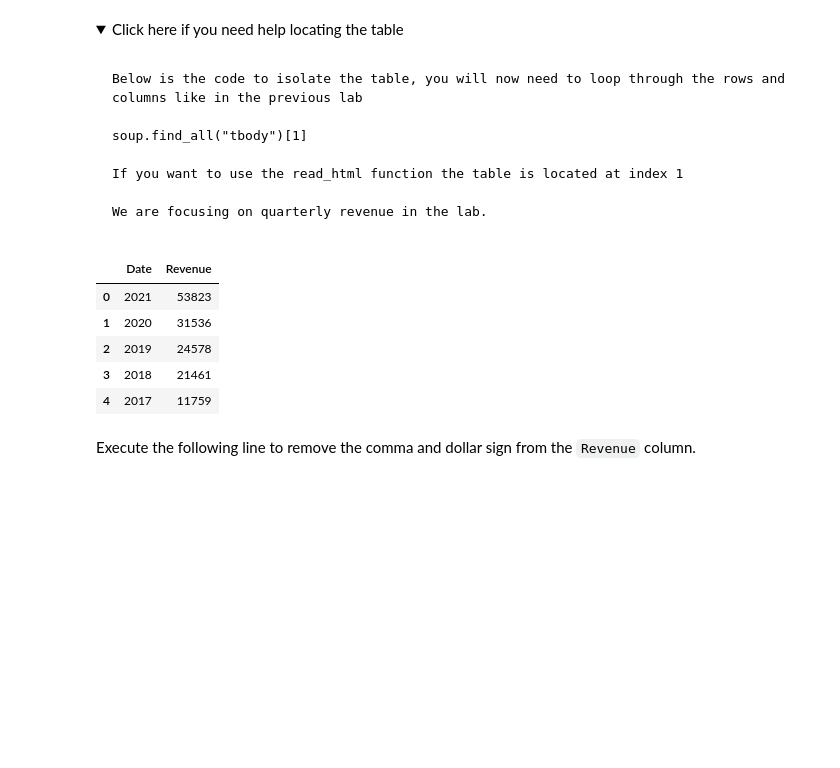
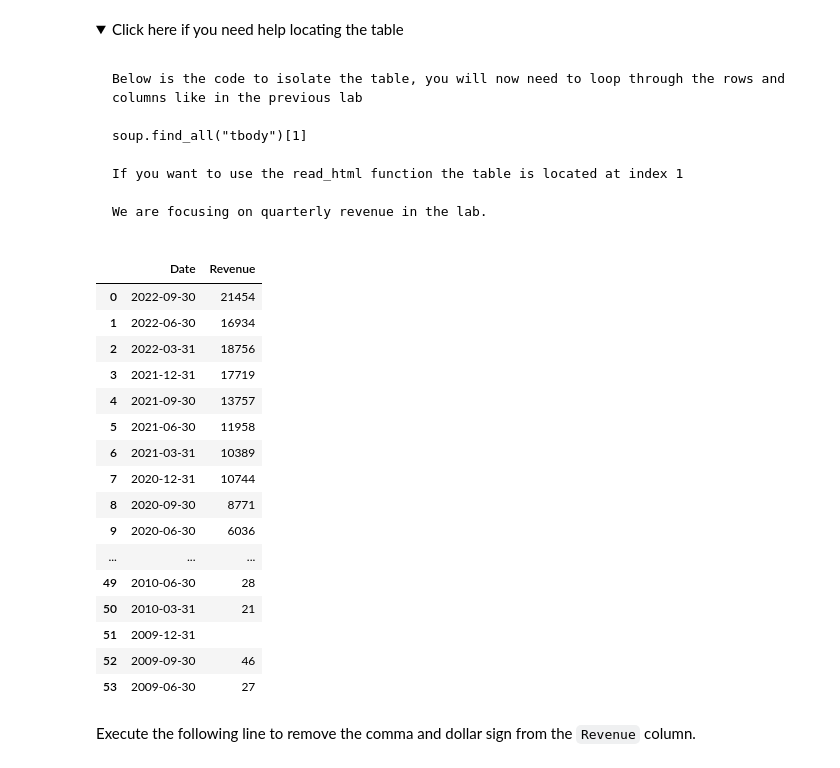
Before and after one commit to elmi3/IBM-Data-Science-Professional-Certificate, a Jupyter notebook: Final Assignment.ipynb, the cells around one changed output. Cells and saved outputs as stored; diff of their text form; code cells hidden in the pictures; folded sections open; blank space fills up the shorter version.

```diff
--- a/Final Assignment.ipynb
+++ b/Final Assignment.ipynb
@@ -126,23 +124,44 @@ We are focusing on quarterly revenue in the lab.
 </details>
 # %%
 tesla_revenue = pd.DataFrame(columns=["Date", "Revenue"])
-for row in soup.find("tbody").find_all('tr'):
+tables = soup.find_all('table')
+desired_thead_content = "Tesla Quarterly Revenue"
+specific_table = None
+for table in tables:
+    thead = table.find('thead')
+    if thead and desired_thead_content in thead.get_text():
+        specific_table = table
+        break
+
+# Print or process the specific table
+for row in specific_table.find("tbody").find_all('tr'):
     col = row.find_all("td")
     if col:
         date = col[0].text.strip()
         revenue = col[1].text.strip().replace("$", "").replace(",", "")
         data = {"Date":[date], "Revenue":[revenue]}
         additional = pd.DataFrame(data)
         tesla_revenue = pd.concat([tesla_revenue, additional], ignore_index=True)
 
-tesla_revenue.head()
+tesla_revenue
 # %% [output]
 |  | Date | Revenue |
-| 0 | 2021 | 53823 |
-| 1 | 2020 | 31536 |
-| 2 | 2019 | 24578 |
-| 3 | 2018 | 21461 |
-| 4 | 2017 | 11759 |
+| 0 | 2022-09-30 | 21454 |
+| 1 | 2022-06-30 | 16934 |
+| 2 | 2022-03-31 | 18756 |
+| 3 | 2021-12-31 | 17719 |
+| 4 | 2021-09-30 | 13757 |
+| 5 | 2021-06-30 | 11958 |
+| 6 | 2021-03-31 | 10389 |
+| 7 | 2020-12-31 | 10744 |
+| 8 | 2020-09-30 | 8771 |
+| 9 | 2020-06-30 | 6036 |
+| ... | ... | ... |
+| 49 | 2010-06-30 | 28 |
+| 50 | 2010-03-31 | 21 |
+| 51 | 2009-12-31 |  |
+| 52 | 2009-09-30 | 46 |
+| 53 | 2009-06-30 | 27 |
 # %% [markdown]
 Execute the following line to remove the comma and dollar sign from the `Revenue` column.
 # %%
```
Also changed, not shown: parts of 6 cells of this notebook.
